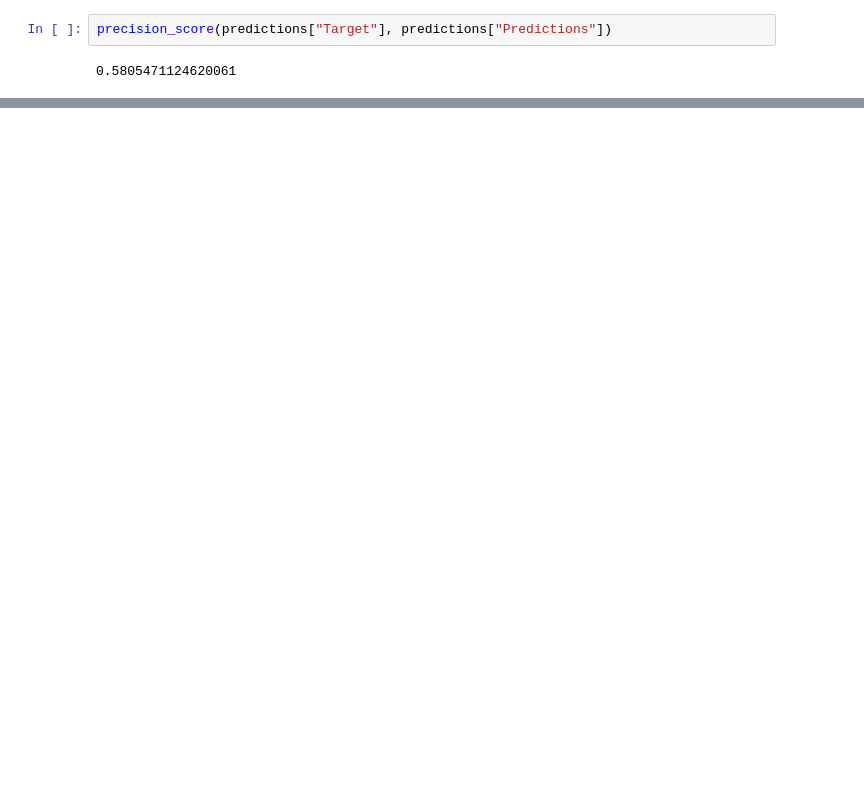
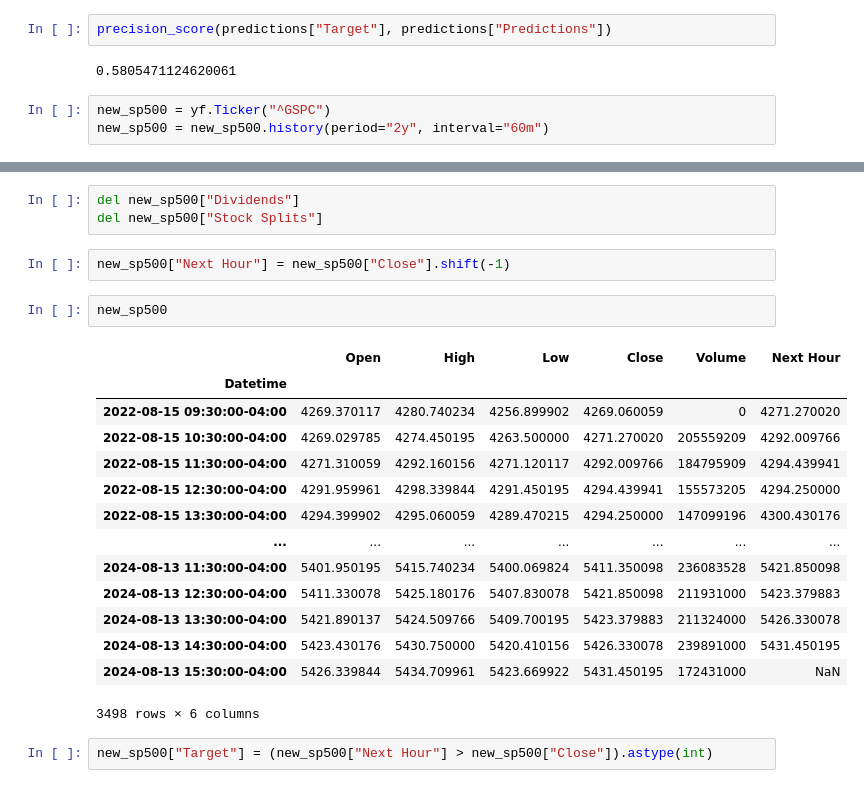
Before and after one commit to steven-0003/stock-predictor, a Jupyter notebook: stock_prediction.ipynb, the cells around one changed output, grey strips where cells are left out. Drawn from its saved outputs; the diff is of its cells as text; blank space fills up the shorter version.

```diff
--- a/stock_prediction.ipynb
+++ b/stock_prediction.ipynb
@@ -224,3 +224,6 @@ Name: count, dtype: int64
 precision_score(predictions["Target"], predictions["Predictions"])
 # %% [output]
 0.5805471124620061
+# %%
+new_sp500 = yf.Ticker("^GSPC")
+new_sp500 = new_sp500.history(period="2y", interval="60m")
@@ -226,0 +247,24 @@ precision_score(predictions["Target"], predictions["Predictions"])
+# %%
+del new_sp500["Dividends"]
+del new_sp500["Stock Splits"]
+# %%
+new_sp500["Next Hour"] = new_sp500["Close"].shift(-1)
+# %%
+new_sp500
+# %% [output]
+|  | Open | High | Low | Close | Volume | Next Hour |
+| Datetime |  |  |  |  |  |  |
+| 2022-08-15 09:30:00-04:00 | 4269.370117 | 4280.740234 | 4256.899902 | 4269.060059 | 0 | 4271.270020 |
+| 2022-08-15 10:30:00-04:00 | 4269.029785 | 4274.450195 | 4263.500000 | 4271.270020 | 205559209 | 4292.009766 |
+| 2022-08-15 11:30:00-04:00 | 4271.310059 | 4292.160156 | 4271.120117 | 4292.009766 | 184795909 | 4294.439941 |
+| 2022-08-15 12:30:00-04:00 | 4291.959961 | 4298.339844 | 4291.450195 | 4294.439941 | 155573205 | 4294.250000 |
+| 2022-08-15 13:30:00-04:00 | 4294.399902 | 4295.060059 | 4289.470215 | 4294.250000 | 147099196 | 4300.430176 |
+| ... | ... | ... | ... | ... | ... | ... |
+| 2024-08-13 11:30:00-04:00 | 5401.950195 | 5415.740234 | 5400.069824 | 5411.350098 | 236083528 | 5421.850098 |
+| 2024-08-13 12:30:00-04:00 | 5411.330078 | 5425.180176 | 5407.830078 | 5421.850098 | 211931000 | 5423.379883 |
+| 2024-08-13 13:30:00-04:00 | 5421.890137 | 5424.509766 | 5409.700195 | 5423.379883 | 211324000 | 5426.330078 |
+| 2024-08-13 14:30:00-04:00 | 5423.430176 | 5430.750000 | 5420.410156 | 5426.330078 | 239891000 | 5431.450195 |
+| 2024-08-13 15:30:00-04:00 | 5426.339844 | 5434.709961 | 5423.669922 | 5431.450195 | 172431000 | NaN |
+3498 rows × 6 columns
+# %%
+new_sp500["Target"] = (new_sp500["Next Hour"] > new_sp500["Close"]).astype(int)
```
Also changed, not shown: parts of 15 cells of this notebook.
